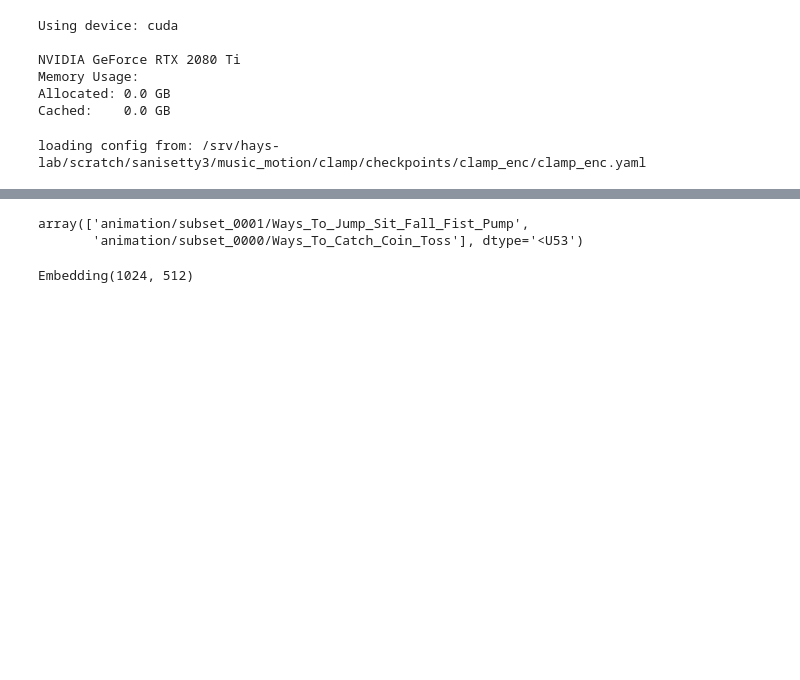
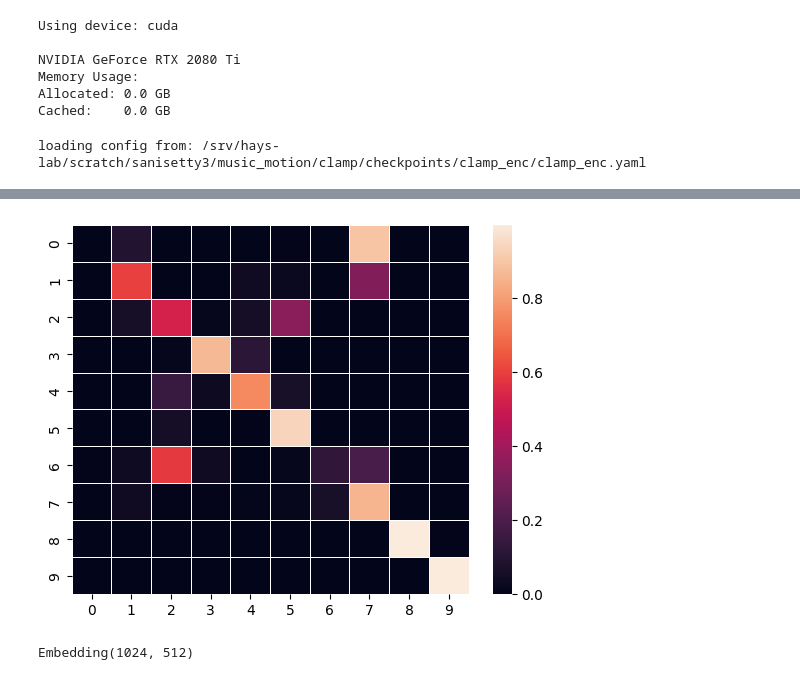
Before and after one commit to sohananisetty/CLAMP, a Jupyter notebook: motionclap.ipynb, the cells around one changed output, grey strips where cells are left out. Cells and saved outputs as stored; diff of their text form; code cells hidden in the pictures; blank space fills up the shorter version.

```diff
--- a/motionclap.ipynb
+++ b/motionclap.ipynb
@@ -133,8 +217,10 @@ dict_keys(['input_motion_features', 'motion_mask', 'input_ids', 'attention_mask'
 # %%
-batch["names"]
+logits_per_motion_vs_text = out.logits_per_motion_vs_text
+probs2 = logits_per_motion_vs_text.softmax(dim=-1)
+ax = sns.heatmap(np.array(probs2.detach().cpu()), linewidth=0.5)
+plt.show()
 # %% [output]
-array(['animation/subset_0001/Ways_To_Jump_Sit_Fall_Fist_Pump',
-       'animation/subset_0000/Ways_To_Catch_Coin_Toss'], dtype='<U53')
+[figure, added]
 # %%
 clamp_model.motion_model.codebook
 # %% [output]
```
Also changed, not shown: parts of 52 cells of this notebook, 8 other files.
